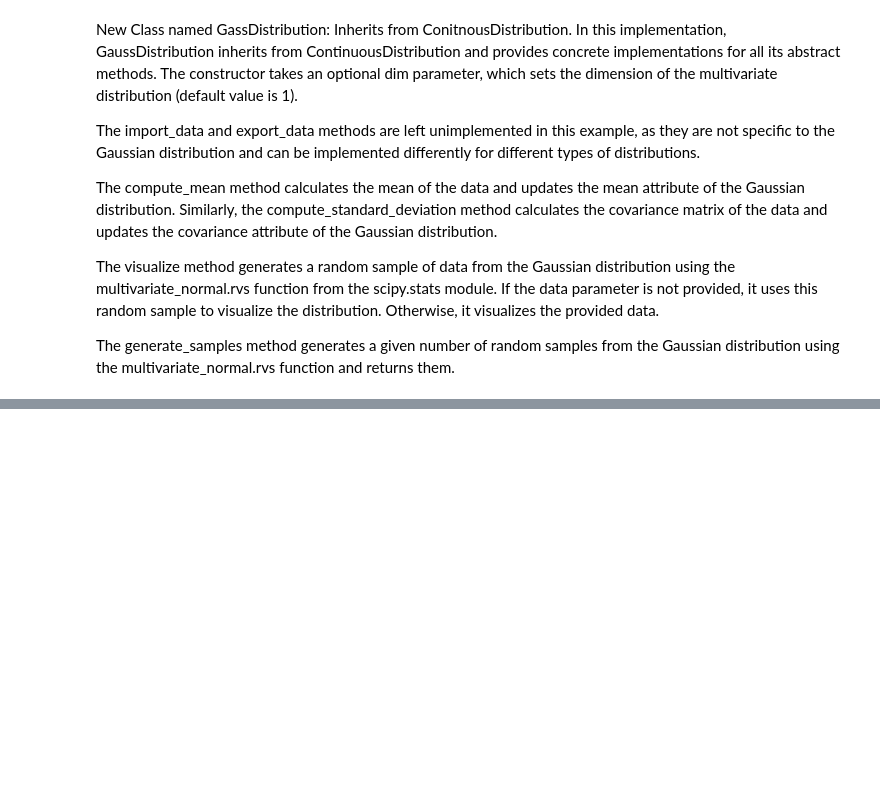
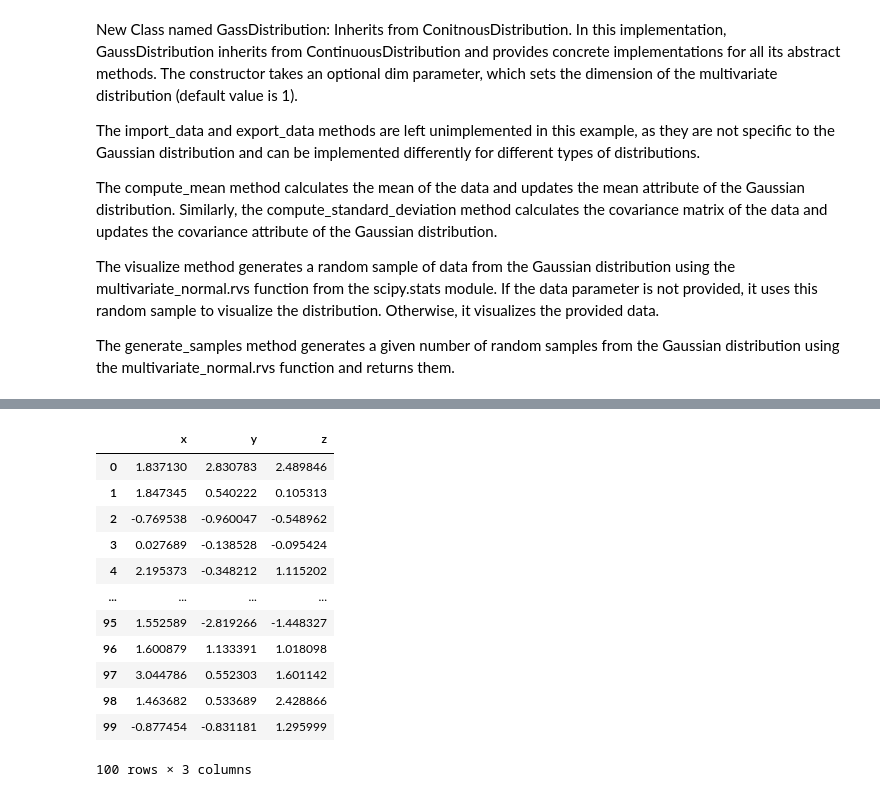
Before and after one commit to bjoernellens1/ML_course, a Jupyter notebook: assignment 3/assignment3_ellensohn.ipynb, the cells around one changed output, grey strips where cells are left out. Drawn from its saved outputs; the diff is of its cells as text; code cells hidden in the pictures; blank space fills up the shorter version.

```diff
--- a/assignment 3/assignment3_ellensohn.ipynb
+++ b/assignment 3/assignment3_ellensohn.ipynb
@@ -379,0 +386,16 @@ gd.export_data(data, 'out.csv')
+# %%
+gd.data
+# %% [output]
+|  | x | y | z |
+| 0 | 1.837130 | 2.830783 | 2.489846 |
+| 1 | 1.847345 | 0.540222 | 0.105313 |
+| 2 | -0.769538 | -0.960047 | -0.548962 |
+| 3 | 0.027689 | -0.138528 | -0.095424 |
+| 4 | 2.195373 | -0.348212 | 1.115202 |
+| ... | ... | ... | ... |
+| 95 | 1.552589 | -2.819266 | -1.448327 |
+| 96 | 1.600879 | 1.133391 | 1.018098 |
+| 97 | 3.044786 | 0.552303 | 1.601142 |
+| 98 | 1.463682 | 0.533689 | 2.428866 |
+| 99 | -0.877454 | -0.831181 | 1.295999 |
+100 rows × 3 columns
```
Also changed, not shown: parts of 9 cells of this notebook.
